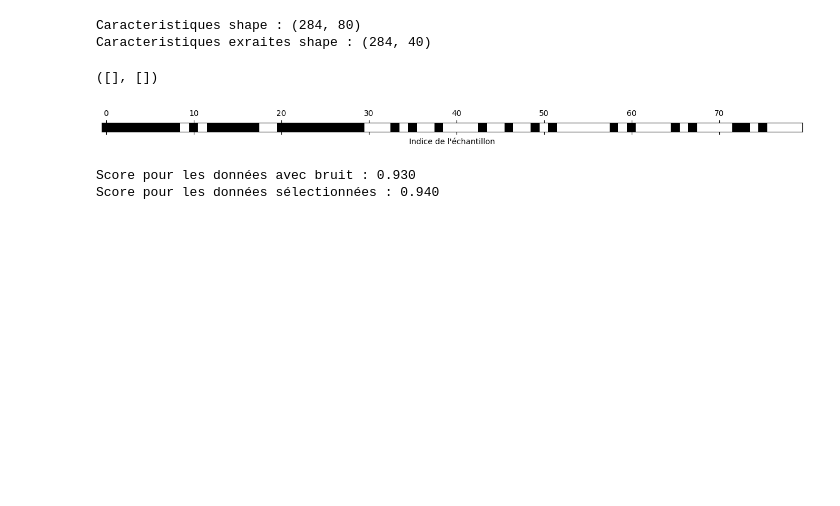
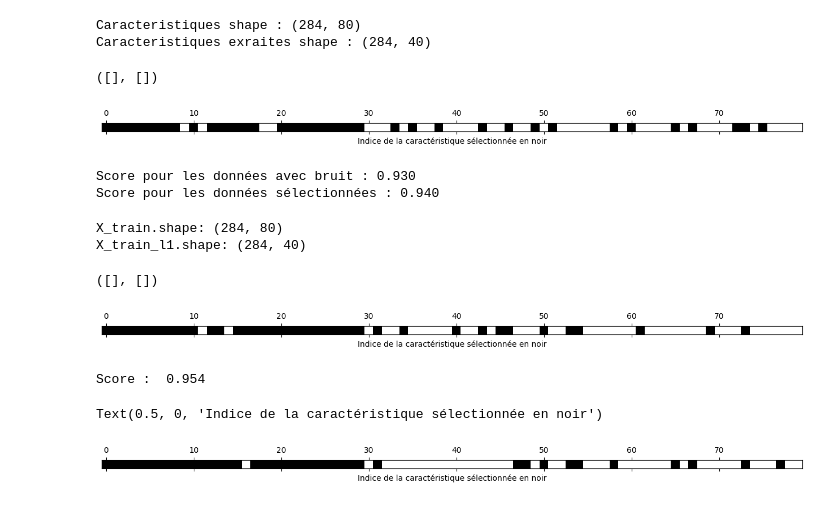
Before and after one commit to 012kirby210/mg-scikitlearn, a Jupyter notebook: [CaracteristiqueEngineering] Selection de caracteristique.ipynb, the cells around one changed output. Cells and saved outputs as stored; diff of their text form; code cells hidden in the pictures; blank space fills up the shorter version.

Commit message:
Autres techniques de sélection de caractéristiques

```diff
--- a/[CaracteristiqueEngineering] Selection de caracteristique.ipynb
+++ b/[CaracteristiqueEngineering] Selection de caracteristique.ipynb
@@ -23,9 +23,9 @@ X_with_noise = np.hstack([cancer_dataset.data,noise])
 
 X_train,X_test,y_train,y_test = train_test_split(X_with_noise, cancer_dataset.target,
                                                 random_state=0, test_size=.5)
-select = SelectPercentile(percentile=50)
-select.fit(X_train,y_train)
-X_train_selected = select.transform(X_train)
+select_uni = SelectPercentile(percentile=50)
+select_uni.fit(X_train,y_train)
+X_train_selected = select_uni.transform(X_train)
 
 print("Caracteristiques shape : {}".format(X_train.shape))
 print("Caracteristiques exraites shape : {}".format(X_train_selected.shape))
@@ -35,15 +35,15 @@ Caracteristiques exraites shape : (284, 40)
 # %%
 # Quelles sont les caractéristiques qui ont été sélectionnées ?
 
 import matplotlib.pyplot as plt
 
-mask = select.get_support()
+mask = select_uni.get_support()
 plt.matshow(mask.reshape(1,-1),cmap='gray_r')
-plt.xlabel("Indice de l'échantillon")
+plt.xlabel("Indice de la caractéristique sélectionnée en noir")
 plt.yticks(())
 # %% [output]
 ([], [])
-[figure, old version]
+[figure, new version]
 # %%
 # Peut-on comparer les modèles d'apprentissage par régression logistique
 # sur les données avec bruit et sélectionnées ?
@@ -60,3 +60,59 @@ print("Score pour les données sélectionnées : {:,.3f}".format(lr.score(X_test
 # %% [output]
 Score pour les données avec bruit : 0.930
 Score pour les données sélectionnées : 0.940
+# %%
+# On peut aussi sélectionner les caractéristiques en utilisant un modèle antrainné offrant une mesure
+# de l'importance des caractéristiques dans la construction du modèle.
+
+# On se propose de sélectionner la moitié des caractéristiques utilisées pour la construction du modèle de forêt
+# aléatoire dans l'ordre d'importance donnée par l'attribut feature_importances_
+
+from sklearn.feature_selection import SelectFromModel
+from sklearn.ensemble import RandomForestClassifier
+
+select_mod = SelectFromModel(
+    RandomForestClassifier(n_estimators=100, random_state=42),
+    threshold="median")
+
+# On extrait les caractéristiques depuis le jeu d'entraînement
+select_mod.fit(X_train,y_train)
+X_train_l1 = select_mod.transform(X_train)
+print("X_train.shape: {}".format(X_train.shape))
+print("X_train_l1.shape: {}".format(X_train_l1.shape))
+# %% [output]
+X_train.shape: (284, 80)
+X_train_l1.shape: (284, 40)
+# %%
+# Soit la sélection suivante :
+mask = select_mod.get_support()
+plt.matshow(mask.reshape(1,-1),cmap='gray_r')
+plt.xlabel("Indice de la caractéristique sélectionnée en noir")
+plt.yticks(())
+# %% [output]
+([], [])
+[figure, added]
+# %%
+# Calcul des scores
+X_test_l1 = select_mod.transform(X_test)
+score = LogisticRegression(solver='liblinear').fit(X_train_l1,y_train).score(X_test_l1,y_test)
+print("Score :  {:.3f}".format(score))
+# %% [output]
+Score :  0.954
+# %%
+# Plutôt que d'extraire les caractéristiques d'un modèle en se servant du degré d'importance mesuré par ses soins,
+# on peut constuire un modèle en itérant soit en ajoutant soit en retirant des caractéristiques.
+# Recursive Feature Elimination part de toutes les caractéristiques et les discriminent les unes après les autres
+# au fur et à mesure de la construction des modèles associés au nombre. L'algo s'arrête à un seuil.
+# C'est glouton.
+
+from sklearn.feature_selection import RFE
+select_rfe = RFE(RandomForestClassifier(n_estimators=100, random_state=42),
+            n_features_to_select=40)
+select_rfe.fit(X_train,y_train)
+mask_rfe = select_rfe.get_support()
+plt.matshow(mask_rfe.reshape(1,-1),cmap='gray_r')
+plt.yticks(())
+plt.xlabel("Indice de la caractéristique sélectionnée en noir")
+# %% [output]
+Text(0.5, 0, 'Indice de la caractéristique sélectionnée en noir')
+[figure, added]
```
Also changed, not shown: parts of 3 cells of this notebook.
